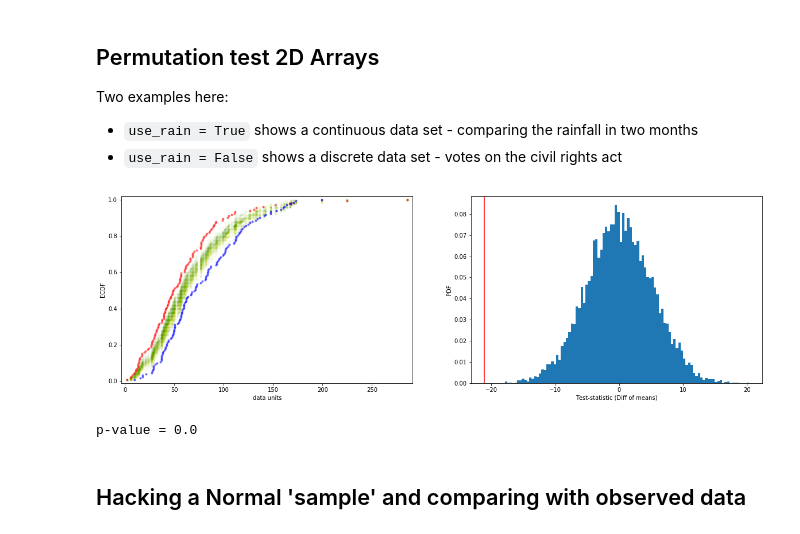
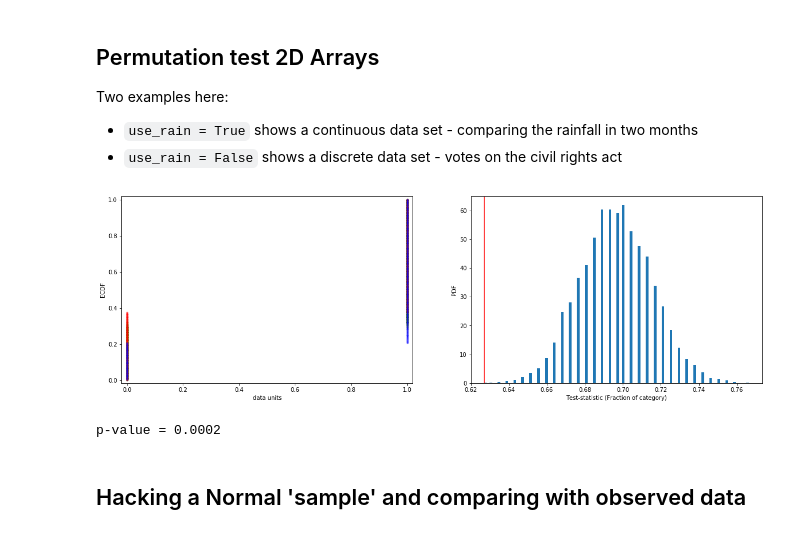
Before and after one commit to alsnkline/Springb, a Jupyter notebook: Reference/Inferential_Statistics.ipynb, the cells around one changed output. Drawn from its saved outputs; the diff is of its cells as text; code cells hidden in the pictures.

```diff
--- a/Reference/Inferential_Statistics.ipynb
+++ b/Reference/Inferential_Statistics.ipynb
@@ -441,7 +449,7 @@ def draw_perm_reps(data_1, data_2, func, size=1):
     return perm_replicates
 
 # set up example data
-use_rain = True
+use_rain = False
 if use_rain:
     dj, dn = np.genfromtxt('data/ex1.csv',delimiter=",")  # rain fall in Jan or Nov Continuous
 else:
@@ -461,35 +469,35 @@ for i in range(50):
     x_2, y_2 = ecdf(ps_2)
     _ = ax1.plot(x_1, y_1, marker='.', linestyle='none', color='green', alpha=0.02)
     _ = ax1.plot(x_2, y_2, marker='.', linestyle='none', color='yellow', alpha=0.02)
 
 # Create and plot ECDFs from original data
 x_1, y_1 = ecdf(dj)
 x_2, y_2 = ecdf(dn)
 _ = ax1.plot(x_1, y_1, marker='.', linestyle='none', color='red', alpha=0.5)
 _ = ax1.plot(x_2, y_2, marker='.', linestyle='none', color='blue', alpha=0.5)
 
 # Label axes, set margin, and show plot
 ax1.margins(0.02)
 _ = ax1.set_xlabel('data units')
 _ = ax1.set_ylabel('ECDF')
 
 # Compute the test statistic from experimental data: empirical_diff_means (var names assume test stat is diff of mean)
 empirical_diff_means = test_stat_function(dj, dn)
 # Draw 10,000 permutation replicates: perm_replicates
 perm_replicates = draw_perm_reps(dj, dn, test_stat_function, size=10000)
 
 _ = ax2.hist(perm_replicates, density=True, bins=100)
 _ = ax2.axvline(empirical_diff_means, color='red')
 _ = ax2.set_xlabel('Test-statistic ({})'.format('Diff of means' if use_rain else 'Fraction of category'))
 _ = ax2.set_ylabel('PDF')
 plt.show()
 
 # Compute p-value: p
 p = np.sum(perm_replicates <= empirical_diff_means) / len(perm_replicates)
 print('p-value =', p)
 # %% [output]
-[figure, old version]
+[figure, new version]
-p-value = 0.0
+p-value = 0.0002
 # %% [markdown]
 ## Hacking a Normal 'sample' and comparing with observed data<a id="HS_Norm"></a>
 # %%
```
Also changed, not shown: parts of 9 cells of this notebook, 4 other files.
